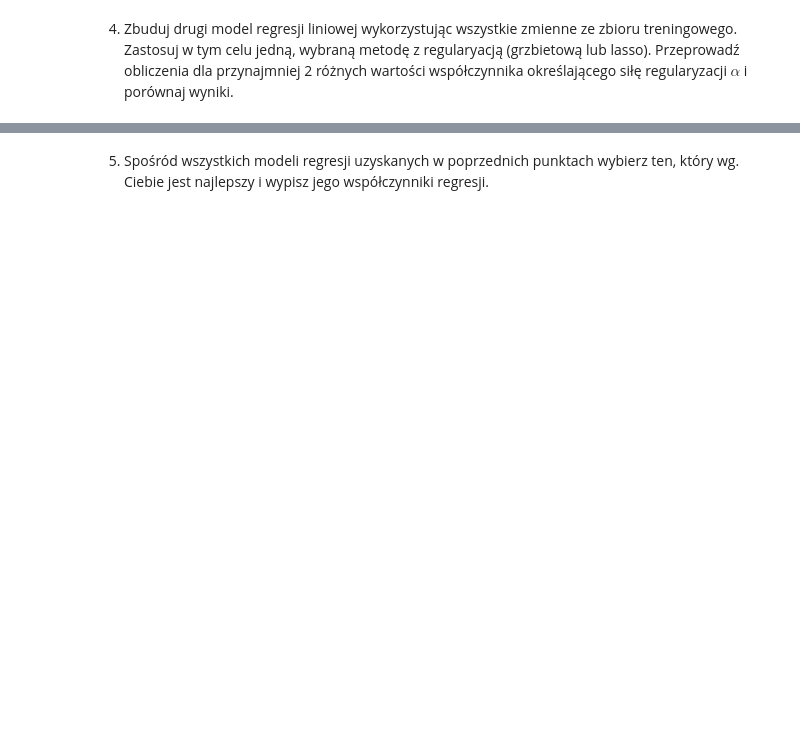
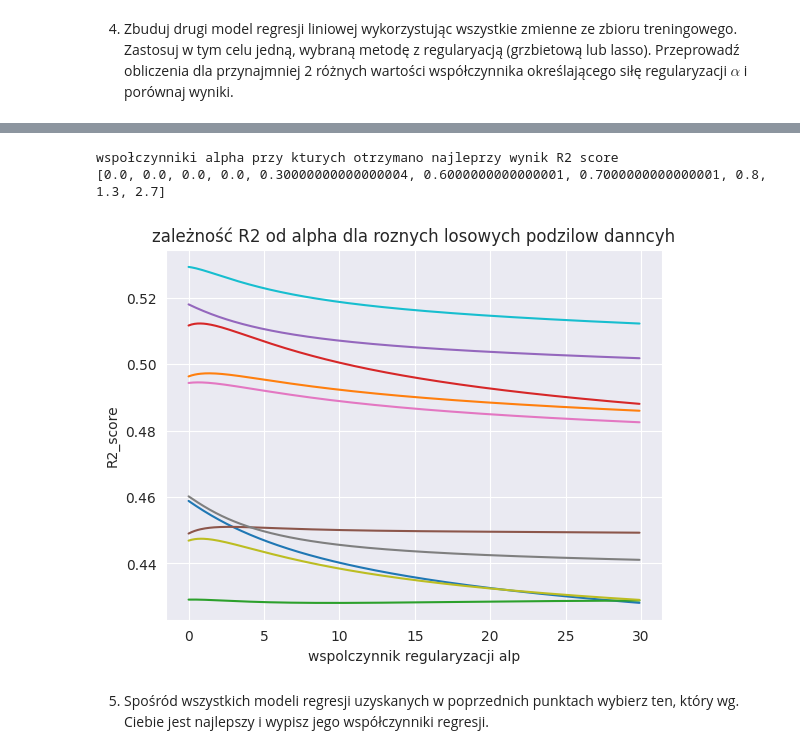
Before and after one commit to IS-UMK/lab-05-regresja-yanlukashevich, a Jupyter notebook: 05_regresja.ipynb, the cells around one changed output, grey strips where cells are left out. Cells and saved outputs as stored; diff of their text form; code cells hidden in the pictures; blank space fills up the shorter version.

```diff
--- a/05_regresja.ipynb
+++ b/05_regresja.ipynb
@@ -759,2 +862,32 @@ Do podziału danych możesz wykorzystać funkcję [train_test_split()](https://s
+# %%
+najleprze_alpha = []
+for i in range(10):
+    X_train, X_test, y_train, y_test = train_test_split(data.drop(columns=['Y']), data["Y"], test_size=0.5)
+    a_vect= np.arange(0, 30, 0.1)
+    l = []
+    for alp in a_vect:
+        ridge = Ridge(alpha=alp)
+        ridge.fit(X_train, y_train)
+        l.append( [r2_score(y_test, ridge.predict(X_test)), alp] )
+
+
+    plt.plot([x[1] for x in l], [x[0] for x in l])
+    plt.xlabel('wspolczynnik regularyzacji alp')
+    plt.ylabel('R2_score')
+    l.sort()
+    najleprze_alpha.append(l.pop()[1])
+
+najleprze_alpha.sort()
+print('wspołczynniki alpha przy kturych otrzymano najleprzy wynik R2 score')
+print(najleprze_alpha)
+plt.title('zależność R2 od alpha dla roznych losowych podzilow danncyh')
+plt.show()
+#pytalem Pana na ostatnich zajeciach, czy możemy podzielic nasze danne, potem wyznaczyc najleprzy wspolczynnik regularyzacji i uzyc tego wspolczynnika
+#dla trenowania modelu na calych dannych. I wygląda na to że ten najleprzy wspolczynnik mocno zmiena sie w zależnosci od lososwego podzialu na
+#czesc testowa i treningowoą i nie wiadomo jaką liczbe wybrac
+# %% [output]
+wspołczynniki alpha przy kturych otrzymano najleprzy wynik R2 score
+[0.0, 0.0, 0.0, 0.0, 0.30000000000000004, 0.6000000000000001, 0.7000000000000001, 0.8, 1.3, 2.7]
+[figure, added]
 # %% [markdown]
 5. Spośród wszystkich modeli regresji uzyskanych w poprzednich punktach wybierz ten, który wg. Ciebie jest najlepszy i wypisz jego współczynniki regresji.
```
Also changed, not shown: parts of 16 cells of this notebook.
